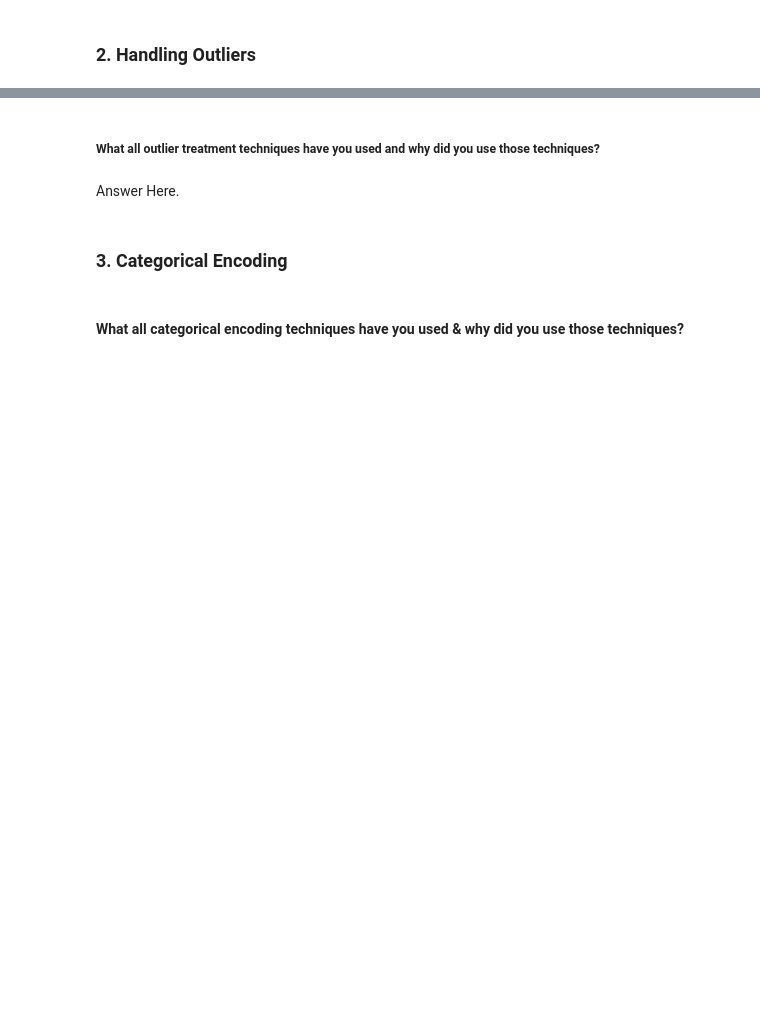
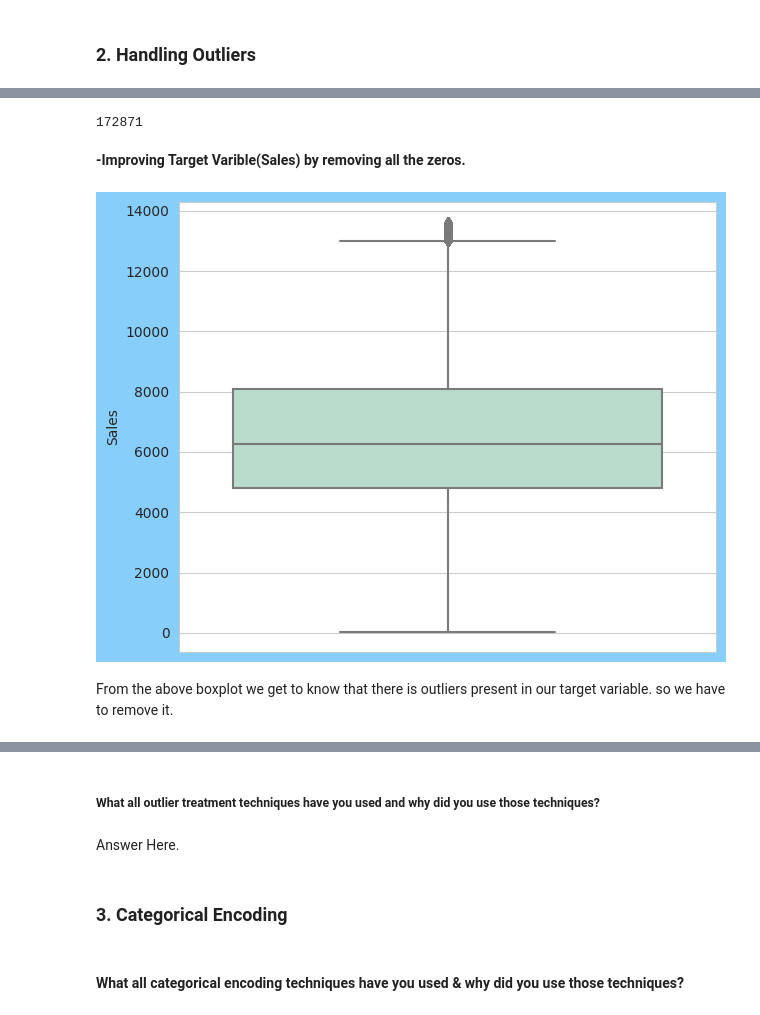
Before and after one commit to hmarathe420/Retail_Sales_Prediction, a Jupyter notebook: Retail_Sales_Prediction.ipynb, the cells around one changed output, grey strips where cells are left out. Drawn from its saved outputs; the diff is of its cells as text; code cells hidden in the pictures; blank space fills up the shorter version.

```diff
--- a/Retail_Sales_Prediction.ipynb
+++ b/Retail_Sales_Prediction.ipynb
@@ -1025,0 +1043,8 @@ I wanted to know about the substantial difference between two related variables
+# %%
+# Filling Missing Values using fillna method
+rossmannstore_df['CompetitionDistance'] =  rossmannstore_df['CompetitionDistance'].fillna(rossmannstore_df['CompetitionDistance'].median())
+rossmannstore_df['CompetitionOpenSinceMonth'] = rossmannstore_df['CompetitionOpenSinceMonth'].fillna(rossmannstore_df['CompetitionOpenSinceMonth'].mode()[0])
+rossmannstore_df['CompetitionOpenSinceYear'] = rossmannstore_df['CompetitionOpenSinceYear'].fillna(rossmannstore_df['CompetitionOpenSinceYear'].mode()[0])
+rossmannstore_df['Promo2SinceWeek'] = rossmannstore_df['Promo2SinceWeek'].fillna(float(0))
+rossmannstore_df['Promo2SinceYear'] = rossmannstore_df['Promo2SinceYear'].fillna(float(0))
+rossmannstore_df['PromoInterval'] = rossmannstore_df['PromoInterval'].fillna('none')
@@ -1033,0 +1112,21 @@ Answer Here.
+# %%
+#To check the no of zeros in sales column
+(rossmannstore_df['Sales']==0).sum()
+# %% [output]
+172871
+# %% [markdown]
+**-Improving Target Varible(Sales) by removing all the zeros.**
+# %%
+# storing the non zero values in sales column
+rossmannstore_df = rossmannstore_df[rossmannstore_df.Sales != 0]
+# %%
+# ploting the boxplot for checking whether there is outliers or not in our target variable
+sns.set_style('whitegrid')
+plt.figure(facecolor = 'lightskyblue')
+plt.rcParams['figure.autolayout'] = True
+sns.boxplot(y=rossmannstore_df['Sales'], palette='Pastel2');
+plt.show()
+# %% [output]
+[figure, added]
+# %% [markdown]
+From the above boxplot we get to know that there is outliers present in our target variable. so we have to remove it.
```
Also changed, not shown: parts of 17 cells of this notebook.
